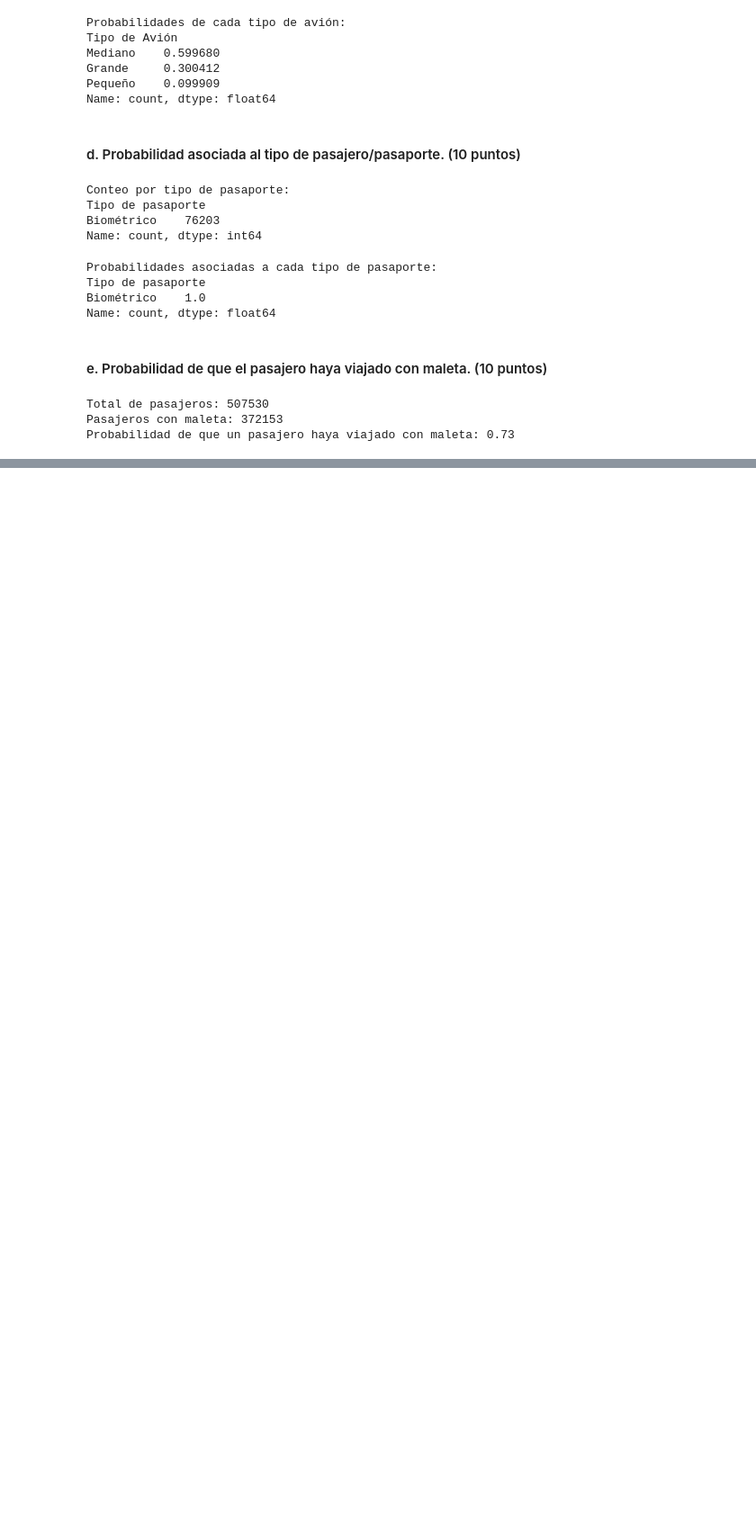
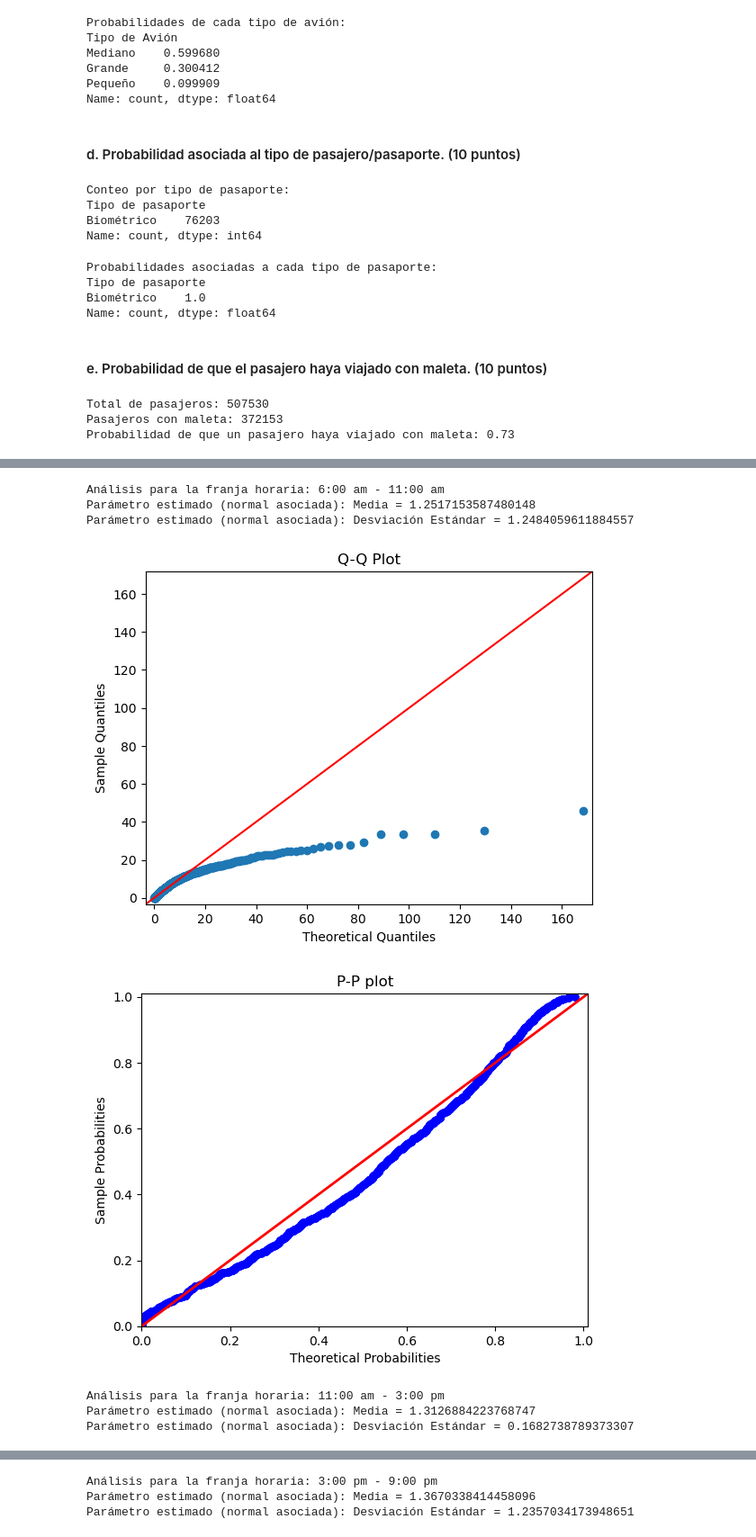
Before and after one commit to juankquintana/Simulacion-Python, a Jupyter notebook: Semana 3/Caso/Caso 3 Informe.ipynb, the cells around one changed output, grey strips where cells are left out. Shown: that part at 90% size. Drawn from its saved outputs; the diff is of its cells as text; code cells hidden in the pictures; blank space fills up the shorter version.

```diff
--- a/Semana 3/Caso/Caso 3 Informe.ipynb
+++ b/Semana 3/Caso/Caso 3 Informe.ipynb
@@ -208,0 +399,15 @@ Probabilidad de que un pasajero haya viajado con maleta: 0.73
+# %%
+for franja in franjas:
+    print(f"Análisis para la franja horaria: {franja}")
+    datos_franja = datos_llegada_aviones[datos_llegada_aviones['Franja Horaria'] == franja]
+    tiempos_entre_arribos = datos_franja['Tiempo entre Arribos (minutos)'].dropna()
+    PP_QQ_plot_lognormal(tiempos_entre_arribos)
+# %% [output]
+Análisis para la franja horaria: 6:00 am - 11:00 am
+Parámetro estimado (normal asociada): Media = 1.2517153587480148
+Parámetro estimado (normal asociada): Desviación Estándar = 1.2484059611884557
+[figure, added]
+[figure, added]
+Análisis para la franja horaria: 11:00 am - 3:00 pm
+Parámetro estimado (normal asociada): Media = 1.3126884223768747
+Parámetro estimado (normal asociada): Desviación Estándar = 0.1682738789373307
@@ -208,0 +416,3 @@ Probabilidad de que un pasajero haya viajado con maleta: 0.73
+Análisis para la franja horaria: 3:00 pm - 9:00 pm
+Parámetro estimado (normal asociada): Media = 1.3670338414458096
+Parámetro estimado (normal asociada): Desviación Estándar = 1.2357034173948651
```
Also changed, not shown: parts of 15 cells of this notebook.
